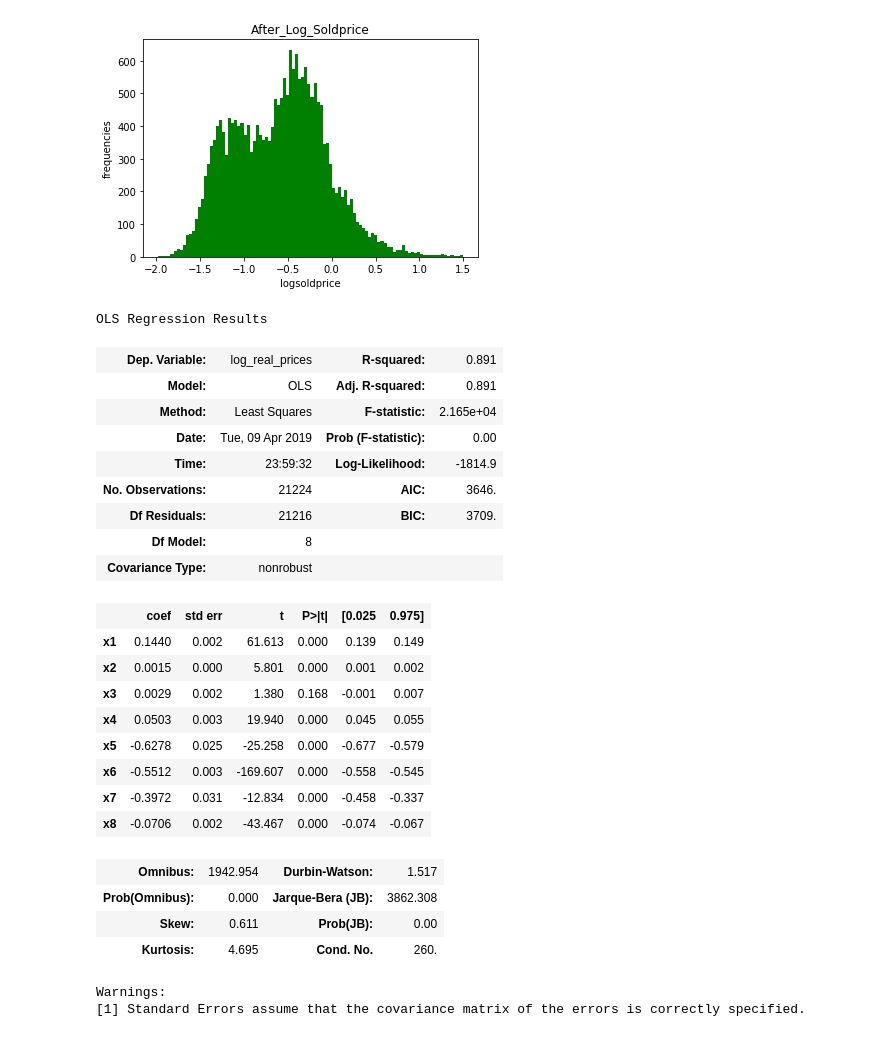
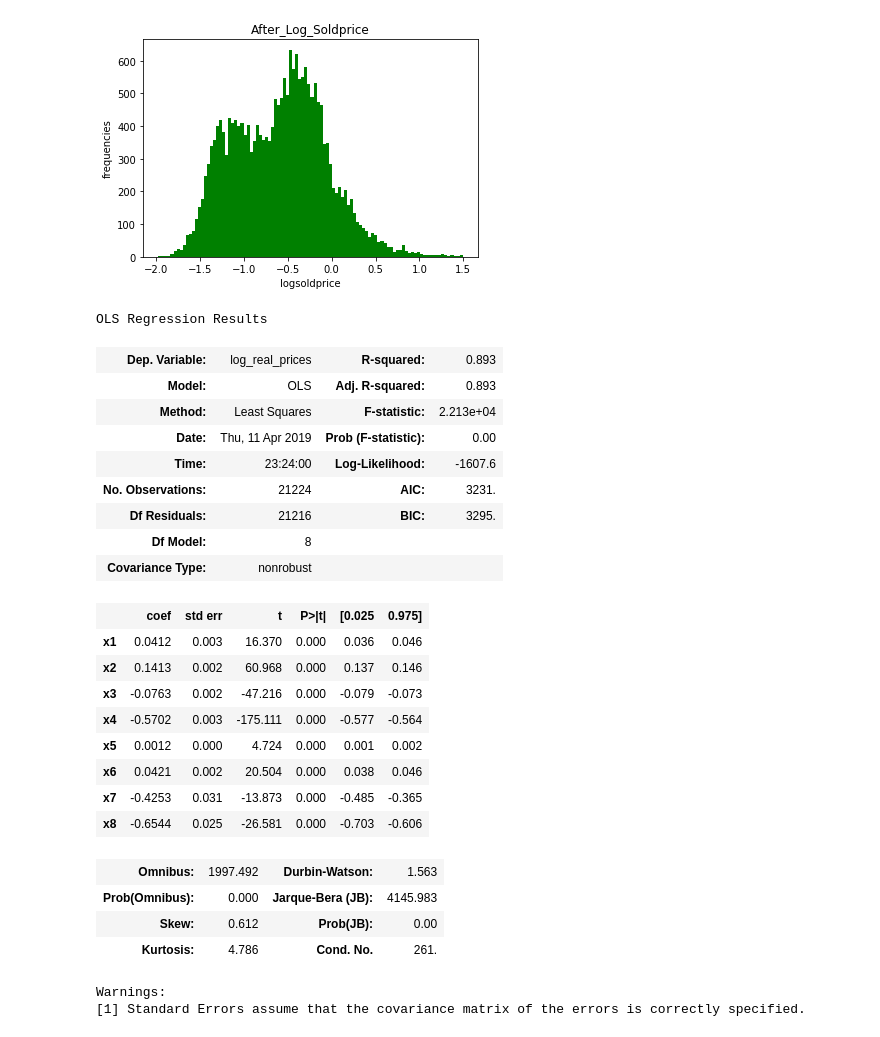
Before and after one commit to khaledalnajjar/SCS3250, a Jupyter notebook: groupprojectLatest_jzv2.ipynb, the cells around one changed output. Saved outputs shown, nothing was run; the diff lists cells and outputs as text; code cells hidden in the pictures.

```diff
--- a/groupprojectLatest_jzv2.ipynb
+++ b/groupprojectLatest_jzv2.ipynb
@@ -94,9 +94,9 @@ data_msga.insert(len(data_msga.columns),column='adjustedSoldPrice',value=
 #(September to November), 3 = winter (December to March)
 
 data_msga['season'] = ''
-data_msga.loc[(data_msga.soldmonth<=8 ) & (data_msga.soldmonth >=4),'season']= 1
+data_msga.loc[(data_msga.soldmonth<=8 ) & (data_msga.soldmonth >=6),'season']= 1
 data_msga.loc[(data_msga.soldmonth<=11 ) & (data_msga.soldmonth >=9),'season']= 2
-data_msga.loc[(data_msga.soldmonth==12 ) | (data_msga.soldmonth >=1) & (data_msga.soldmonth <=3),'season']= 3
+data_msga.loc[(data_msga.soldmonth==12 ) | (data_msga.soldmonth >=1) & (data_msga.soldmonth <=5),'season']= 3
 # %%
 #take a house's coordinates and calculate minimum distance of a house to GO stations and hospitals
 data_msga_coordinate = data_msga[['latitude','longitude']].values
@@ -244,34 +244,39 @@ plot.show()
 [figure]
 # %%
 y = data_msga['log_real_prices']
-data_msga_final = data_msga[{'mindist_GO_score','mindist_Hospital_score','season','house_type',
-                           'house_fees','house_area','wshrm','bdrm'}]
+#data_msga_final = data_msga[{'mindist_GO_score','mindist_Hospital_score','house_type',
+#                           'house_fees','house_area','wshrm','bdrm','season'}]
+data_msga_final=data_msga.drop(['Date', 'PX_LAST','soldyear','soldmonth','mlsno','stno','stname','city','area',
+                               'soldprice','solddate','type','style','latitude','longitude','house_condo','aptno',
+                               'address','cpibase','mindist_GO','mindist_Hospital','mindist_GO_min','mindist_GO_max',
+                               'mindist_Hospital_min','mindist_Hospital_max','log_real_prices','adjustedSoldPrice'
+                               ], axis=1)
 x=data_msga_final.values
 result = sm.OLS(y,x).fit()
 result.summary()
 # %% [output]
 OLS Regression Results
-| Dep. Variable: | log_real_prices | R-squared: | 0.891 |
-| Model: | OLS | Adj. R-squared: | 0.891 |
-| Method: | Least Squares | F-statistic: | 2.165e+04 |
-| Date: | Tue, 09 Apr 2019 | Prob (F-statistic): | 0.00 |
-| Time: | 23:59:32 | Log-Likelihood: | -1814.9 |
-| No. Observations: | 21224 | AIC: | 3646. |
-| Df Residuals: | 21216 | BIC: | 3709. |
+| Dep. Variable: | log_real_prices | R-squared: | 0.893 |
+| Model: | OLS | Adj. R-squared: | 0.893 |
+| Method: | Least Squares | F-statistic: | 2.213e+04 |
+| Date: | Thu, 11 Apr 2019 | Prob (F-statistic): | 0.00 |
+| Time: | 23:24:00 | Log-Likelihood: | -1607.6 |
+| No. Observations: | 21224 | AIC: | 3231. |
+| Df Residuals: | 21216 | BIC: | 3295. |
 | Df Model: | 8 |  |  |
 | Covariance Type: | nonrobust |  |  |
 |  | coef | std err | t | P>|t| | [0.025 | 0.975] |
-| x1 | 0.1440 | 0.002 | 61.613 | 0.000 | 0.139 | 0.149 |
-| x2 | 0.0015 | 0.000 | 5.801 | 0.000 | 0.001 | 0.002 |
-| x3 | 0.0029 | 0.002 | 1.380 | 0.168 | -0.001 | 0.007 |
-| x4 | 0.0503 | 0.003 | 19.940 | 0.000 | 0.045 | 0.055 |
-| x5 | -0.6278 | 0.025 | -25.258 | 0.000 | -0.677 | -0.579 |
-| x6 | -0.5512 | 0.003 | -169.607 | 0.000 | -0.558 | -0.545 |
-| x7 | -0.3972 | 0.031 | -12.834 | 0.000 | -0.458 | -0.337 |
-| x8 | -0.0706 | 0.002 | -43.467 | 0.000 | -0.074 | -0.067 |
+| x1 | 0.0412 | 0.003 | 16.370 | 0.000 | 0.036 | 0.046 |
+| x2 | 0.1413 | 0.002 | 60.968 | 0.000 | 0.137 | 0.146 |
+| x3 | -0.0763 | 0.002 | -47.216 | 0.000 | -0.079 | -0.073 |
+| x4 | -0.5702 | 0.003 | -175.111 | 0.000 | -0.577 | -0.564 |
+| x5 | 0.0012 | 0.000 | 4.724 | 0.000 | 0.001 | 0.002 |
+| x6 | 0.0421 | 0.002 | 20.504 | 0.000 | 0.038 | 0.046 |
+| x7 | -0.4253 | 0.031 | -13.873 | 0.000 | -0.485 | -0.365 |
+| x8 | -0.6544 | 0.025 | -26.581 | 0.000 | -0.703 | -0.606 |
-| Omnibus: | 1942.954 | Durbin-Watson: | 1.517 |
-| Prob(Omnibus): | 0.000 | Jarque-Bera (JB): | 3862.308 |
-| Skew: | 0.611 | Prob(JB): | 0.00 |
-| Kurtosis: | 4.695 | Cond. No. | 260. |
+| Omnibus: | 1997.492 | Durbin-Watson: | 1.563 |
+| Prob(Omnibus): | 0.000 | Jarque-Bera (JB): | 4145.983 |
+| Skew: | 0.612 | Prob(JB): | 0.00 |
+| Kurtosis: | 4.786 | Cond. No. | 261. |
 Warnings:
 [1] Standard Errors assume that the covariance matrix of the errors is correctly specified.
```
Also changed, not shown: parts of 2 cells of this notebook.
